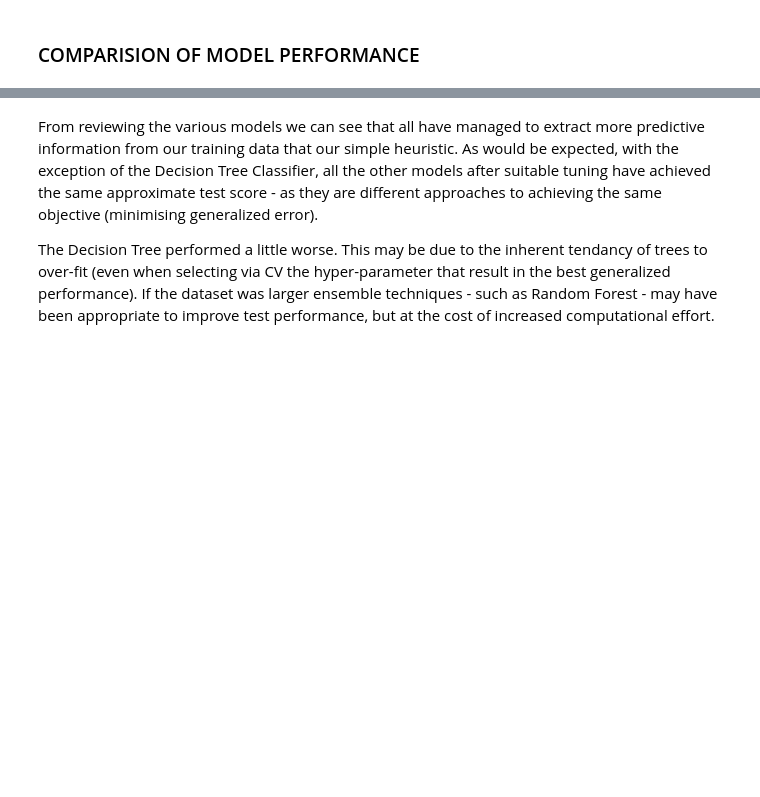
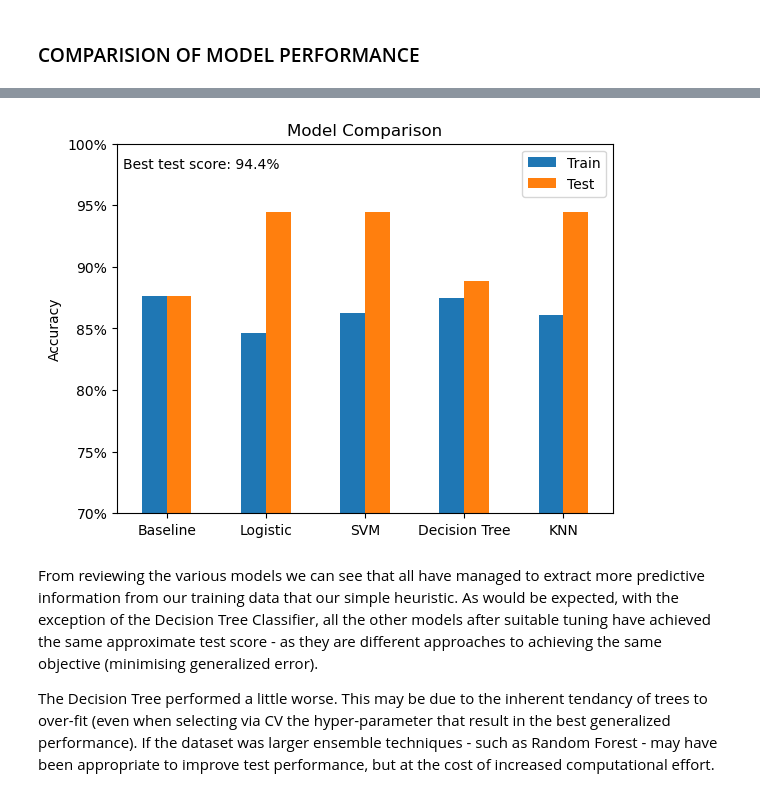
Before and after one commit to tomfuller71/Capstone, a Jupyter notebook: ML_Predict.ipynb, the cells around one changed output, grey strips where cells are left out. Cells and saved outputs as stored; diff of their text form; code cells hidden in the pictures; blank space fills up the shorter version.

Commit message:
Minor changes ML predict

```diff
--- a/ML_Predict.ipynb
+++ b/ML_Predict.ipynb
@@ -415,23 +434,17 @@ If we using this in a very simple heuristic we might say:
 - If no legs - assume class = 0 (Failure)
 - If legs after flight 20 - assume Class=1 (Success) as highly probable
 - If legs prior to flight 20 its pretty much a toss up = just randomly guess
-# %%
-def predict(row):
-    if row["Legs"] == True:
-        if row["FlightNumber"] >= 20:
-            return 1
-        else:
-            return int(np.random.rand())
-    else:
-        return 0
 # %%
-# Heuristic predictions
-len_data = len(data)
-n = 18
+def predict(row):
+    if row["Legs"] == True:
+        if row["FlightNumber"] >= 20:
+            return 1
+        return int(np.random.rand())
+    return 0
 
 scores = []
 for _ in range(100):
-    sample_df = data.sample(n=n, replace=False)
+    sample_df = data.sample(n=18, replace=False)
     sample_df["Predicted"] = sample_df.apply(predict, axis=1)
     score = (sample_df["Class"] == sample_df["Predicted"]).mean()
     scores.append(score)
@@ -624,0 +638,3 @@ pd.DataFrame(MODEL_SCORES)
+# %%
+comp_models = pd.DataFrame(MODEL_SCORES).T
+comp_models
@@ -625,3 +648,7 @@ pd.DataFrame(MODEL_SCORES)
+# %%
+plot_comp_models(comp_models)
+# %% [output]
+[figure, added]
 # %% [markdown]
 From reviewing the various models we can see that all have managed to extract more predictive information from our training data that our simple heuristic.  As would be expected, with the exception of the Decision Tree Classifier, all the other models after suitable tuning have achieved the same approximate test score - as they are different approaches to achieving the same objective (minimising generalized error).
 
```
Also changed, not shown: parts of 8 cells of this notebook.
